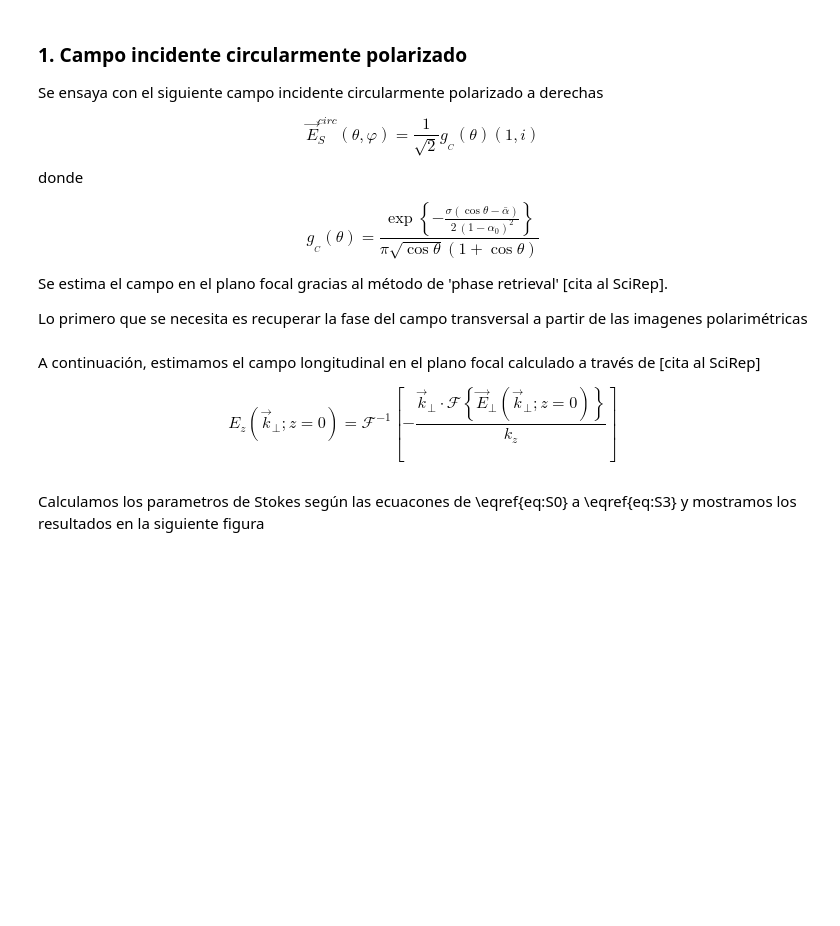
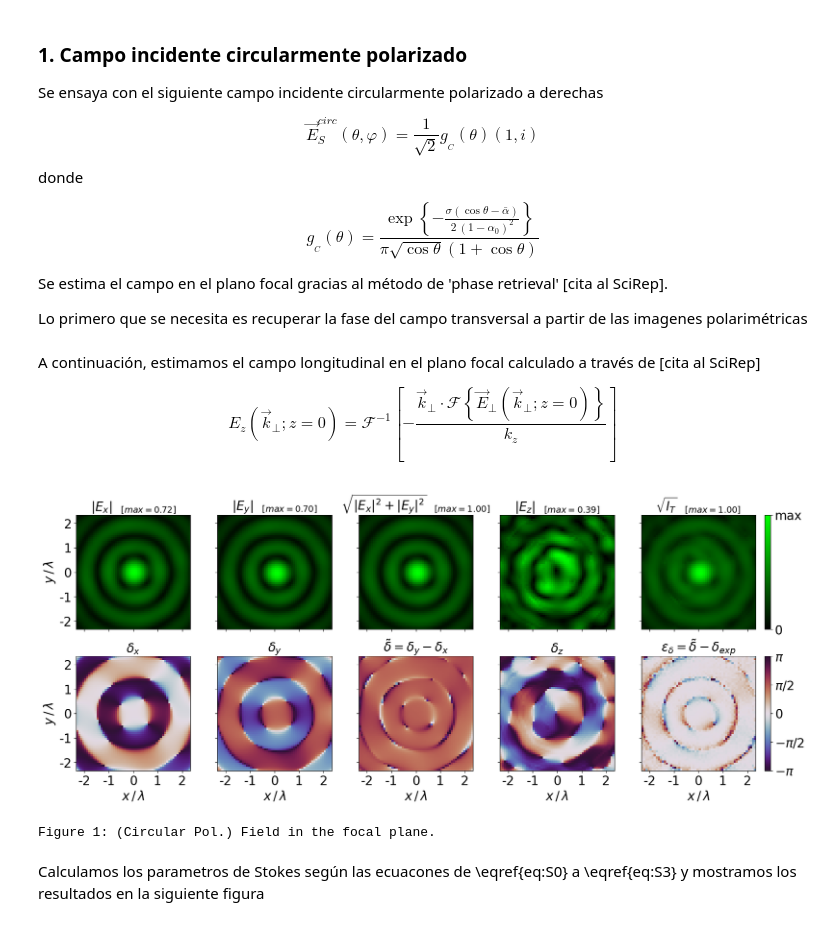
Before and after one commit to WavefrontEngUB/localStokes, a Jupyter notebook: Report.ipynb, the cells around one changed output. Saved outputs shown, nothing was run; the diff lists cells and outputs as text; code cells hidden in the pictures; blank space fills up the shorter version.

```diff
--- a/Report.ipynb
+++ b/Report.ipynb
@@ -39,8 +39,9 @@ import numpy as np
 import matplotlib.pyplot as plt
 from pathlib import Path
 
+mario = False  # *** DELETE THIS !!! ***
 fig_num = 0  # Figures counter
-verbose = 0  # 0: Main paper figures ; 1: Also Suplementari material figures ; 2: All checks included
+verbose = 1  # 0: Main paper figures ; 1: Also Suplementari material figures ; 2: All checks included
 # %%
 IN_COLAB = 'google.colab' in sys.modules
 if IN_COLAB:
@@ -302,9 +301,12 @@ _, _, circ_Ez = utils.get_z_component(circ_Ex, circ_Ey, p_eff, lamb=lamb)
 fig_num = utils.plot_raw_long_field(circ_Ez, label="Circular",
                                     fig_num=fig_num) if verbose > 1 else fig_num
 # %%
-fig_num = utils.plot_fields(circ_Ex, circ_Ey, circ_Ez, label="Circular",
+fig_num = utils.plot_fields(circ_Ex, circ_Ey, circ_Ez, circ_trans_stokes, label="Circular",
                             lamb=lamb, pixel_size=pixel_size,
                             trim=int(100), verbose=verbose,
                             fig_num=fig_num) if verbose else fig_num
+# %% [output]
+[figure, added]
+Figure 1: (Circular Pol.) Field in the focal plane.
 # %% [markdown]
 Calculamos los parametros de Stokes según las ecuacones de \eqref{eq:S0} a \eqref{eq:S3} y mostramos los resultados en la siguiente figura
```
Also changed, not shown: parts of 18 cells of this notebook, 2 other files.
